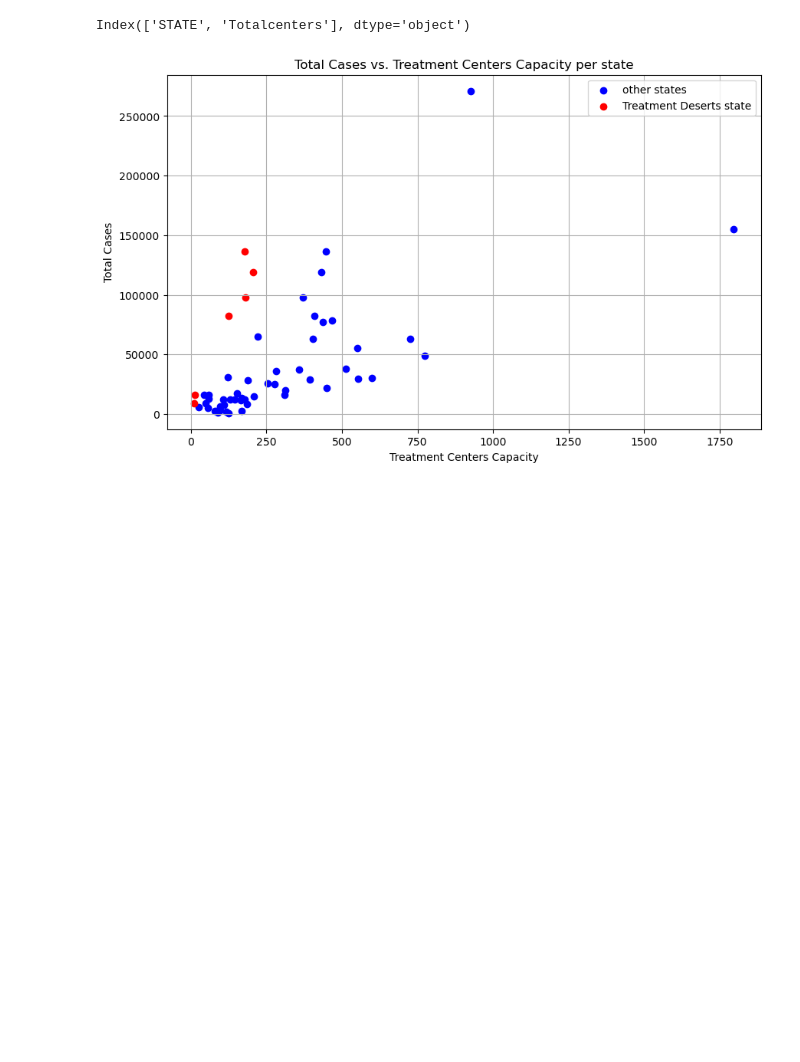
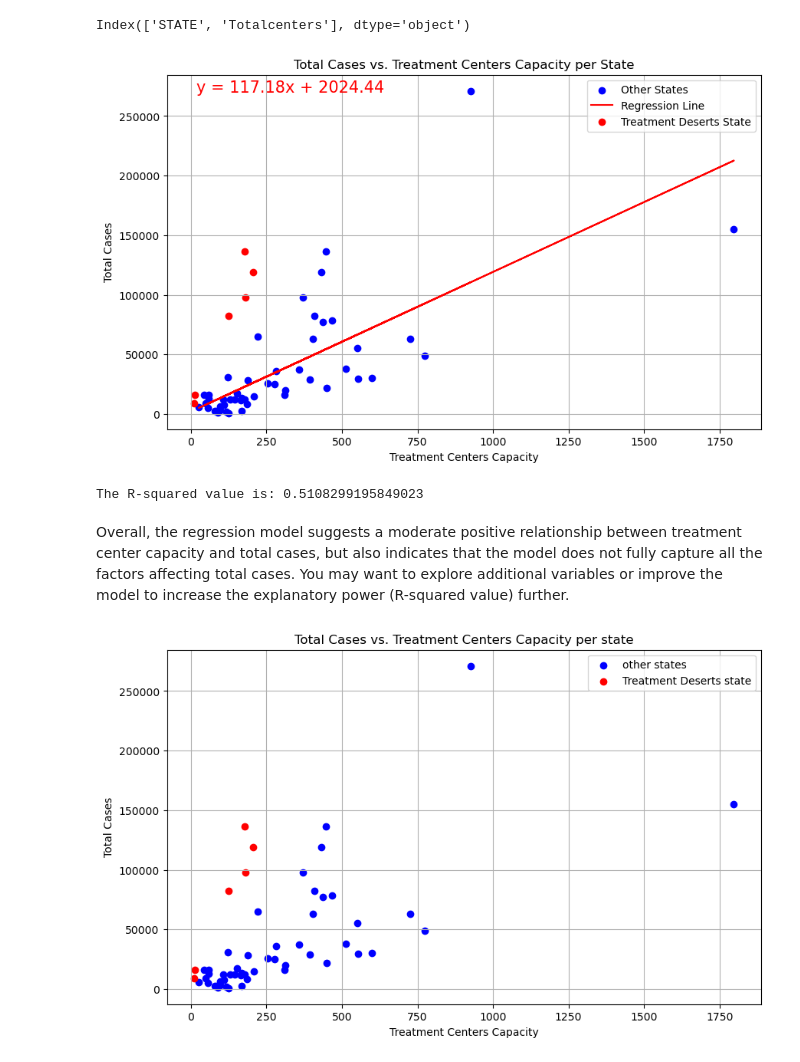
Before and after one commit to JimmyCII/Project_1_DataClass, a Jupyter notebook: project1_starter.ipynb, the cells around one changed output. Drawn from its saved outputs; the diff is of its cells as text; code cells hidden in the pictures; blank space fills up the shorter version.

```diff
--- a/project1_starter.ipynb
+++ b/project1_starter.ipynb
@@ -1294,6 +1295,41 @@ treatment_centers_by_state.columns
 49      132.500000
 [interactive output not drawn]
 Index(['STATE', 'Totalcenters'], dtype='object')
+# %%
+## Calculate linear regression
+slope, intercept, r_value, p_value, std_err = linregress(final_df['Totalcenters'], final_df['Total Cases'])
+
+# Generate regression values
+regression_values = final_df['Totalcenters'] * slope + intercept
+
+# Create the line equation string
+line_eq = f'y = {slope:.2f}x + {intercept:.2f}'
+
+# Plotting
+plt.figure(figsize=(10, 6))
+plt.scatter(final_df['Totalcenters'], final_df['Total Cases'], color='blue', label="Other States")
+plt.plot(final_df['Totalcenters'], regression_values, color='red', label='Regression Line')
+plt.title('Total Cases vs. Treatment Centers Capacity per State')
+plt.xlabel('Treatment Centers Capacity')
+plt.ylabel('Total Cases')
+
+# Highlight treatment center deserts
+plt.scatter(treatment_deserts2['Total_Capacity'], treatment_deserts2['Total Cases'], color='red', label='Treatment Deserts State')
+
+# Annotate the line equation
+plt.annotate(line_eq, (0.05, 0.95), fontsize=15, color="red", xycoords='axes fraction')
+
+plt.legend()
+plt.grid()
+plt.show()
+
+# Print R-squared value
+print(f"The R-squared value is: {r_value**2}")
+# %% [output]
+[figure, added]
+The R-squared value is: 0.5108299195849023
+# %% [markdown]
+Overall, the regression model suggests a moderate positive relationship between treatment center capacity and total cases, but also indicates that the model does not fully capture all the factors affecting total cases. You may want to explore additional variables or improve the model to increase the explanatory power (R-squared value) further.
 # %%
 #plotting the same data using scatter plot
 plt.figure(figsize=(10, 6))
```
Also changed, not shown: parts of 3 cells of this notebook, 4 other files.
